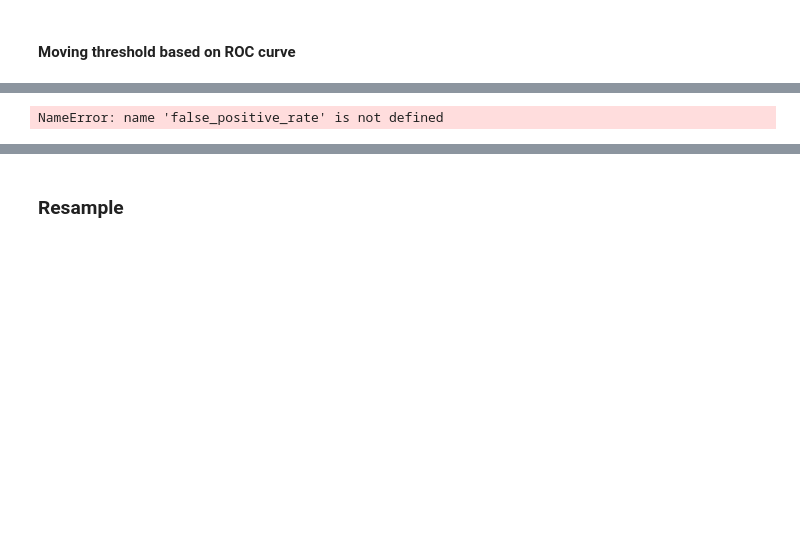
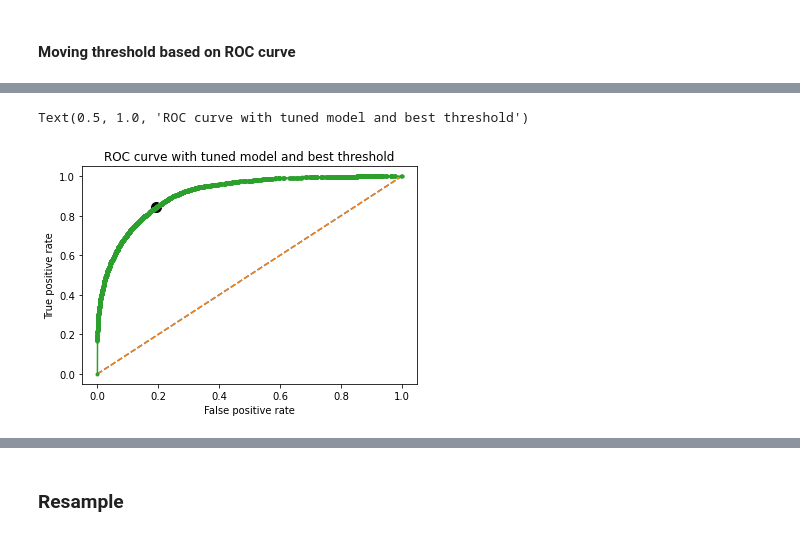
Before and after one commit to EbubekirKocadag/us-income, a Jupyter notebook: Model_training.ipynb, the cells around one changed output, grey strips where cells are left out. Cells and saved outputs as stored; diff of their text form; code cells hidden in the pictures; blank space fills up the shorter version.

```diff
--- a/Model_training.ipynb
+++ b/Model_training.ipynb
@@ -244,14 +293,15 @@ Best Threshold=0.270267, G-Mean=0.825
 # %%
 plt.plot([(0,0), (1,1)], linestyle="--", label="No skill")
 plt.plot(false_positive_rate, true_positive_rate, marker=".", label="Random Forest")
-plt.scatter(false_positive_rate[ix], true_positive_rate[ix], marker='o', color='black', label='Best', s=5)
+plt.scatter(false_positive_rate[ix], true_positive_rate[ix], marker='o', color='black', label='Best', s=100)
 
 plt.xlabel("False positive rate")
 plt.ylabel("True positive rate")
 
-plt.title("ROC curve")
+plt.title("ROC curve with tuned model and best threshold")
 # %% [output]
-NameError: name 'false_positive_rate' is not defined
+Text(0.5, 1.0, 'ROC curve with tuned model and best threshold')
+[figure, added]
 # %%
 predicted_proba = model_tuned.predict_proba(X_test)
 predicted = (predicted_proba [:,1] >= thresholds[ix]).astype('int')
```
Also changed, not shown: parts of 10 cells of this notebook.
